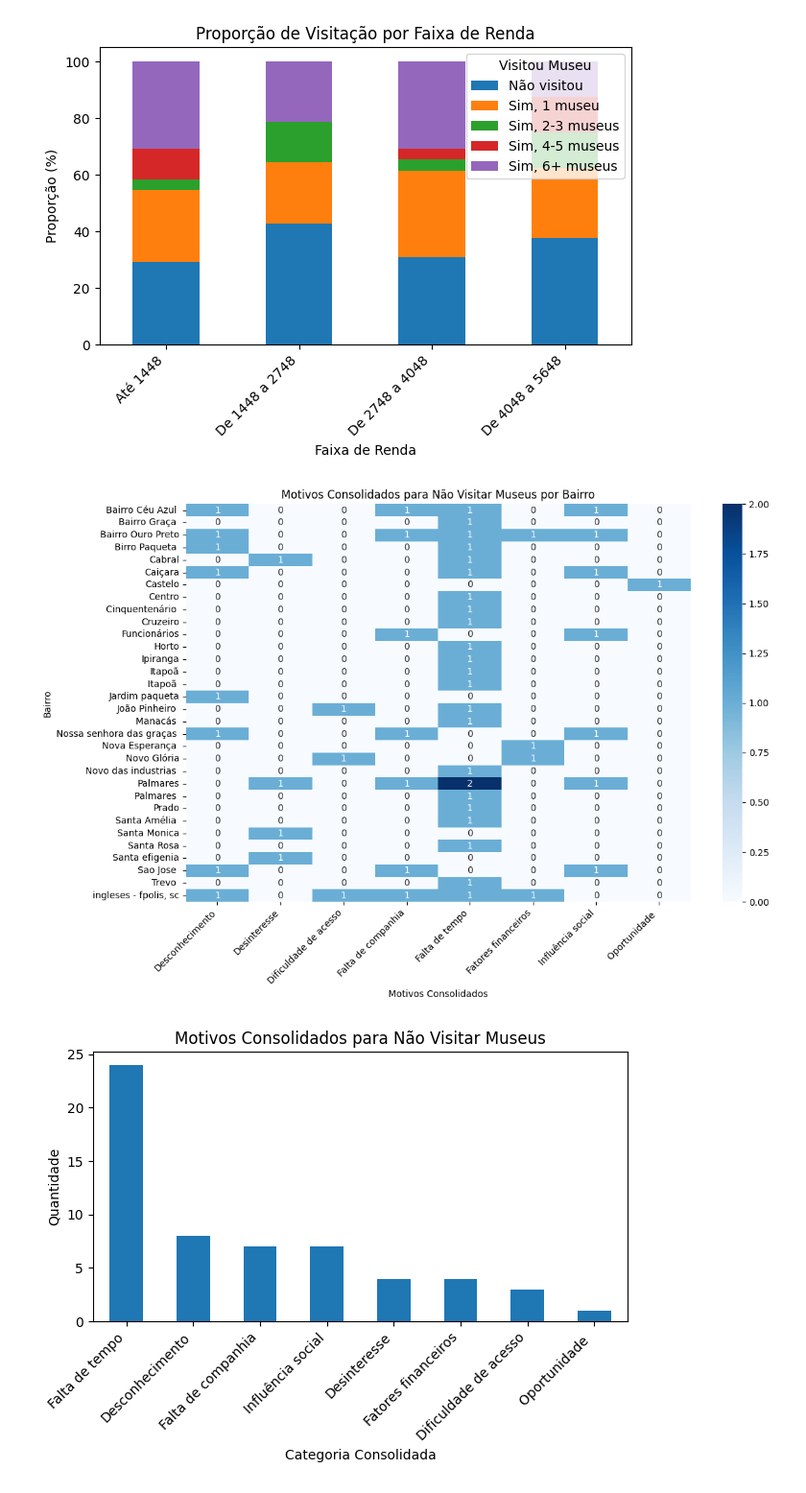
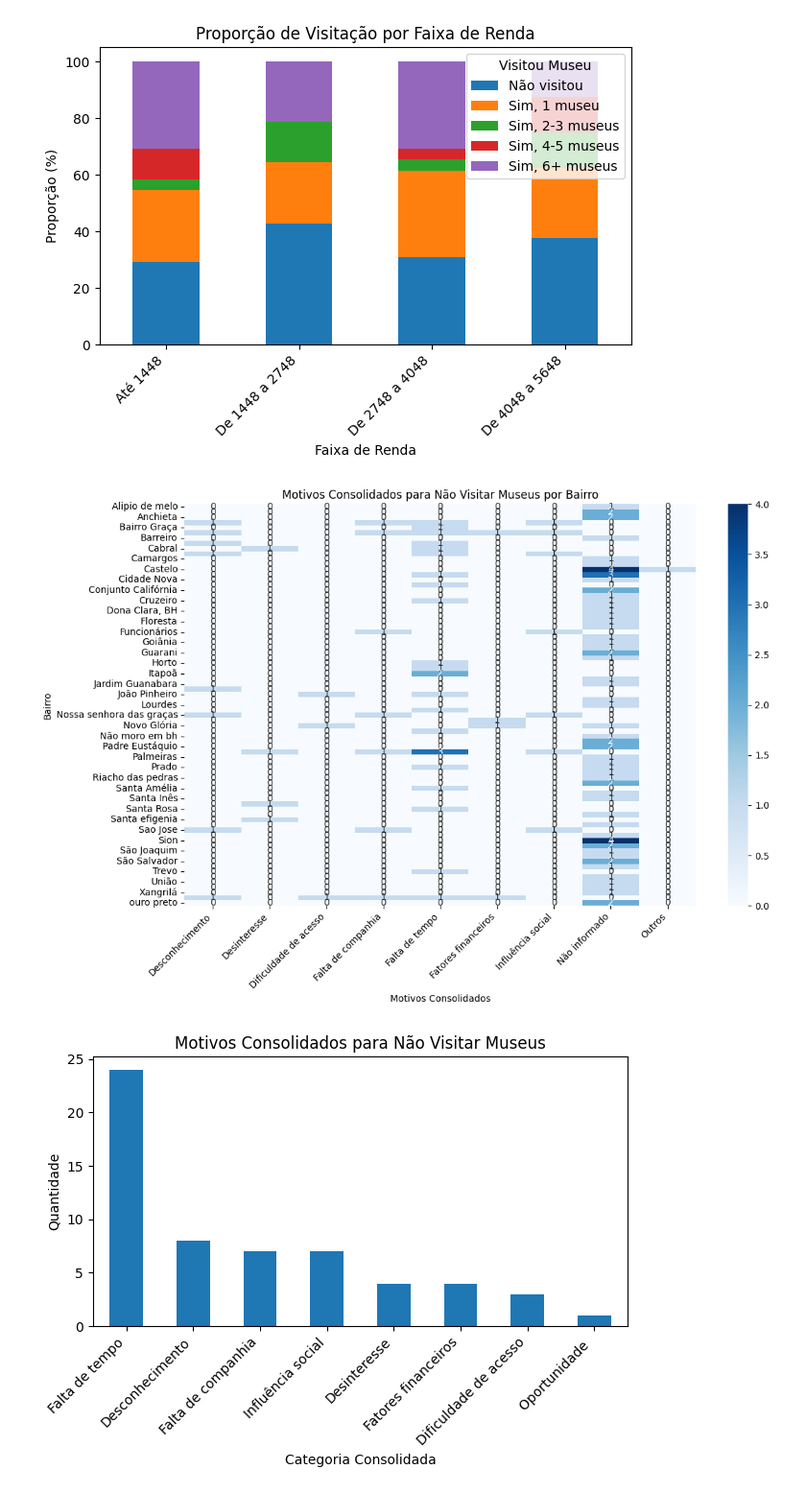
Before and after one commit to brunasaturnino/Usu-rios, a Jupyter notebook: graficos.ipynb, the cells around one changed output. Shown at 96% size. Saved outputs shown, nothing was run; the diff lists cells and outputs as text; code cells hidden in the pictures.

```diff
--- a/graficos.ipynb
+++ b/graficos.ipynb
@@ -4,4 +4,4 @@ import matplotlib.pyplot as plt
 import seaborn as sns
 import scipy.stats as stats
 import numpy as np
-data = pd.read_csv("museu.csv")
+data = pd.read_csv("museu_cleaned.csv")
@@ -264,11 +179,15 @@ plt.show()
 <Figure size 1000x600 with 0 Axes>
 [figure]
 # %%
-# Extrair as colunas relevantes
-motivos_coluna = 'Caso você não tenha visitado museus em Belo Horizonte no último ano, marque uma ou mais alternativas que indiquem os motivos.  '
-bairro_coluna = 'Em qual bairro você reside? '
+import pandas as pd
+import matplotlib.pyplot as plt
+import seaborn as sns
 
-# Criar DataFrame somente com as colunas de interesse
+# Definir os nomes das colunas relevantes no DataFrame limpo
+motivos_coluna = 'Caso_você_não_tenha_visitado_museus_em_Belo_Horizonte_no_último_ano_marque_uma_ou_mais_alternativas_que_indiquem_os_motivos'
+bairro_coluna = 'Em_qual_bairro_você_reside'
+
+# Filtrar o DataFrame para as colunas de interesse, removendo valores nulos
 data_filtrada = data[[bairro_coluna, motivos_coluna]].dropna()
 
 # Explodir os motivos em linhas separadas
@@ -286,37 +205,35 @@ data_consolidada = pd.DataFrame({
     'Motivos Consolidados': motivos_separados.reset_index(drop=True)
 })
 
 # Mapear motivos para categorias consolidadas
 categoria_map = {
     'Falta de tempo': 'Falta de tempo',
     'Não conheço nenhum museu (falta divulgação)': 'Desconhecimento',
     'Não gosto de museus': 'Desinteresse',
     'Falta dinheiro': 'Fatores financeiros',
     'Tenho dificuldade para acessar museus (transporte e outros)': 'Dificuldade de acesso',
     'Não tenho companhia': 'Falta de companhia',
     'Meus amigos/familiares não vão a museus': 'Influência social',
     'Oportunidade': 'Outros'
 }
 
 # Substituir motivos pela categoria consolidada
 data_consolidada['Motivos Consolidados'] = data_consolidada['Motivos Consolidados'].replace(categoria_map)
 
-# Agrupar apenas pelo nome do bairro, somando as ocorrências dos motivos
+# Agrupar dados por bairro e motivo consolidado, somando as ocorrências
 data_grouped = data_consolidada.groupby([bairro_coluna, 'Motivos Consolidados']).size().unstack(fill_value=0)
-
-
 
 # Gerar o gráfico de heatmap
 plt.figure(figsize=(12, 8))
 sns.heatmap(data_grouped, annot=True, fmt="d", cmap="Blues")
 plt.title('Motivos Consolidados para Não Visitar Museus por Bairro')
 plt.xlabel('Motivos Consolidados')
 plt.ylabel('Bairro')
 plt.xticks(rotation=45, ha='right')
 plt.tight_layout()
 plt.show()
 # %% [output]
-[figure, old version]
+[figure, new version]
 # %%
 # Extrair a coluna de motivos (ajustar o nome da coluna conforme a base)
 motivos_coluna = 'Caso você não tenha visitado museus em Belo Horizonte no último ano, marque uma ou mais alternativas que indiquem os motivos.  '
```
Also changed, not shown: parts of 11 cells of this notebook.
